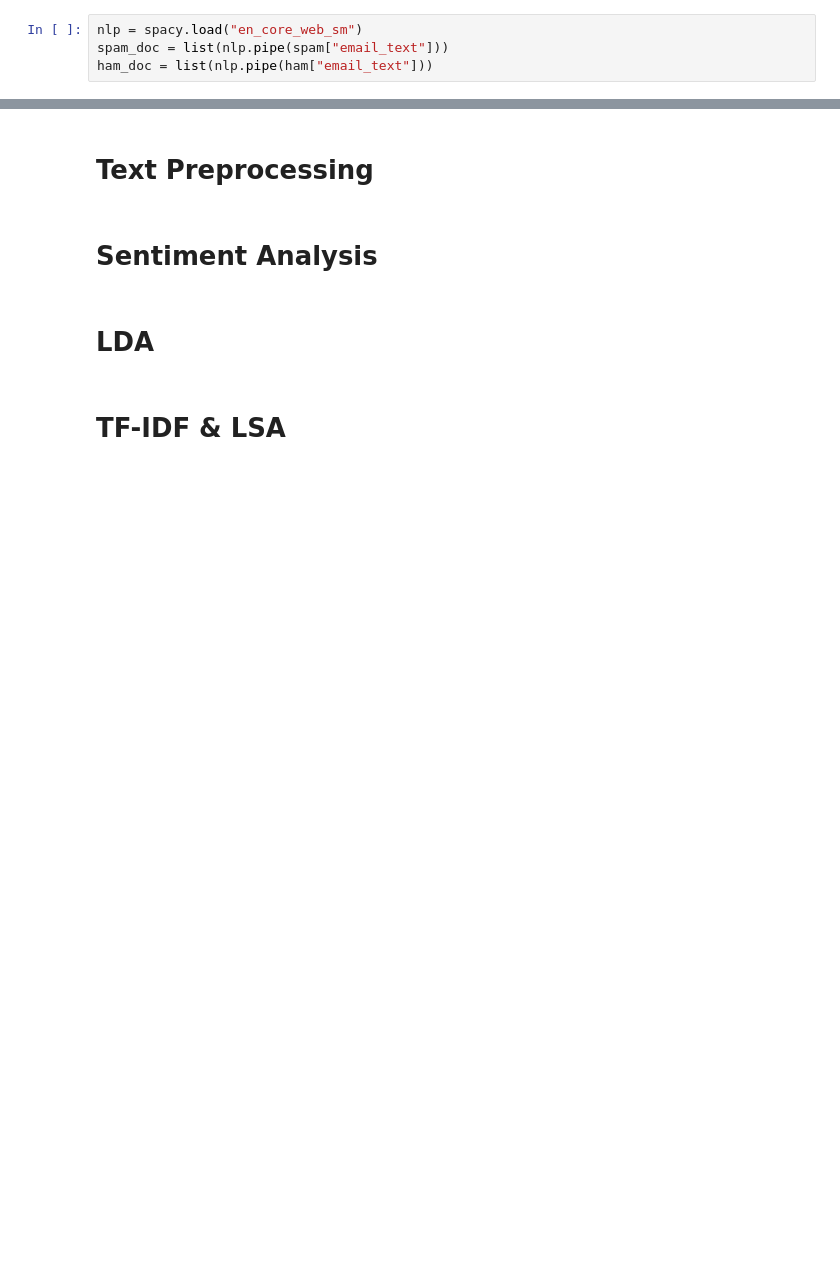
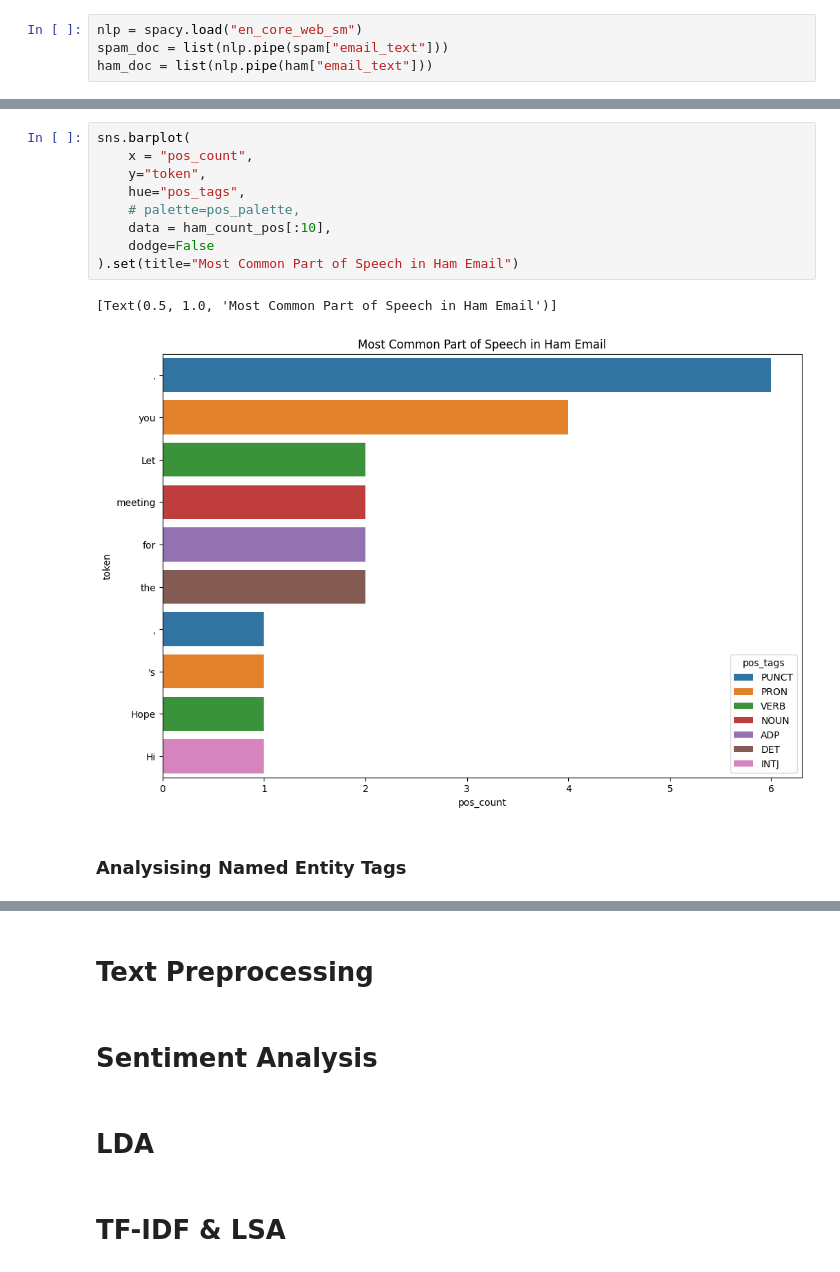
Before and after one commit to richmond003/Email-Spam-Detection, a Jupyter notebook: model.ipynb, the cells around one changed output, grey strips where cells are left out. Cells and saved outputs as stored; diff of their text form; blank space fills up the shorter version.

```diff
--- a/model.ipynb
+++ b/model.ipynb
@@ -136,0 +231,14 @@ pprint(ham_doc)
+# %%
+sns.barplot(
+    x = "pos_count",
+    y="token",
+    hue="pos_tags",
+    # palette=pos_palette,
+    data = ham_count_pos[:10],
+    dodge=False
+).set(title="Most Common Part of Speech in Ham Email")
+# %% [output]
+[Text(0.5, 1.0, 'Most Common Part of Speech in Ham Email')]
+[figure, added]
+# %% [markdown]
+### Analysising Named Entity Tags
```
Also changed, not shown: parts of 22 cells of this notebook.
